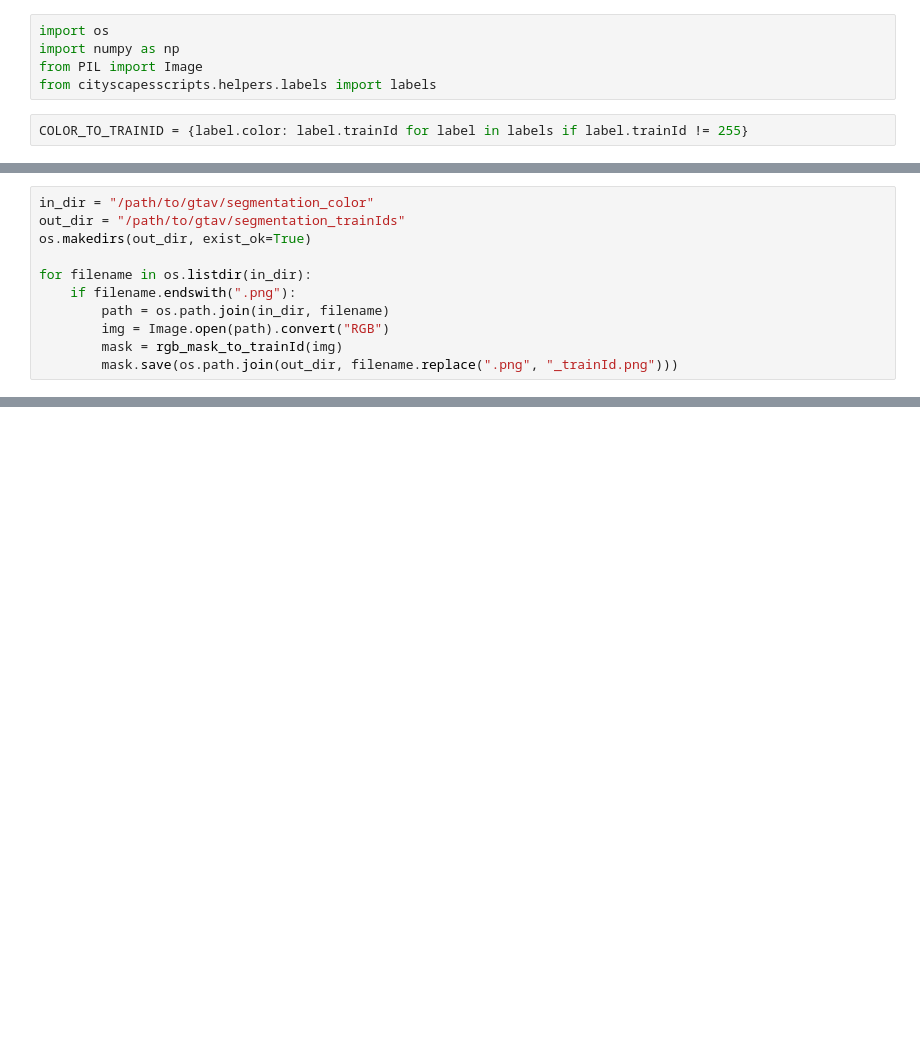
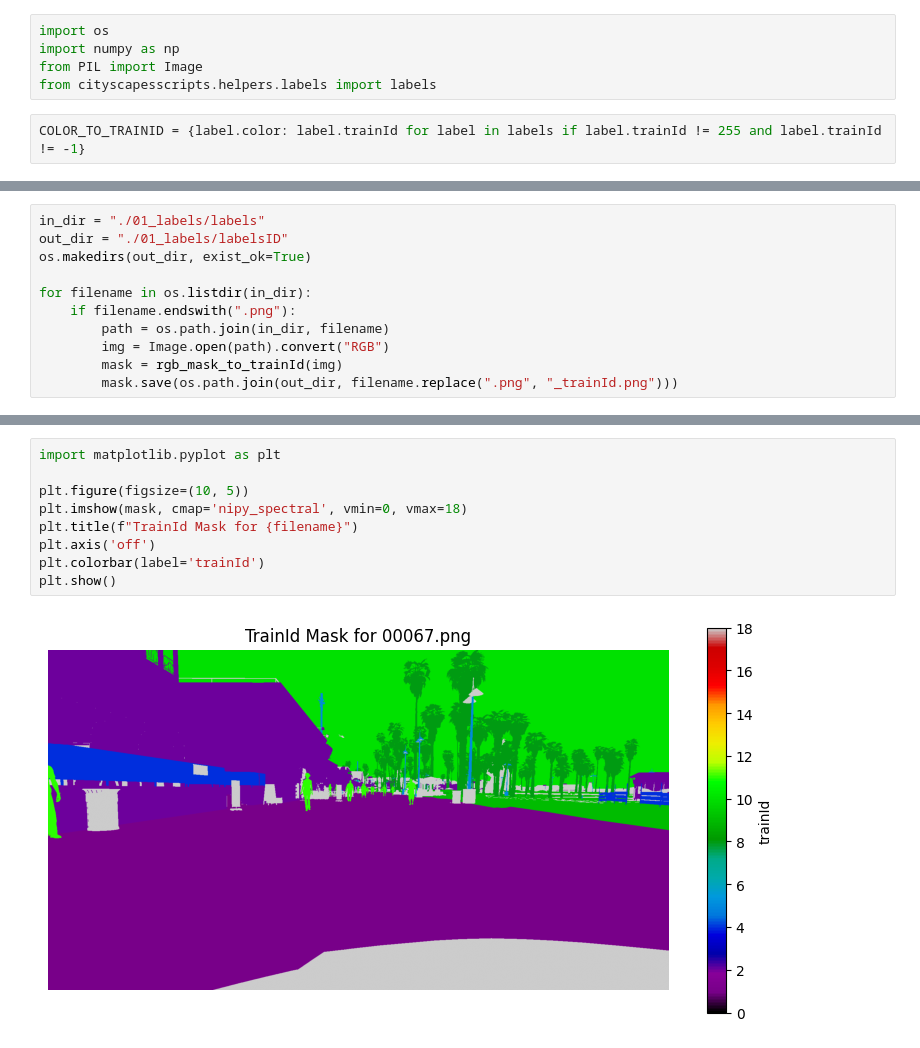
Before and after one commit to Lukirby/DLCV-Project, a Jupyter notebook: labelIdExtractor.ipynb, the cells around one changed output, grey strips where cells are left out. Cells and saved outputs as stored; diff of their text form; blank space fills up the shorter version.

```diff
--- a/labelIdExtractor.ipynb
+++ b/labelIdExtractor.ipynb
@@ -4,4 +4,4 @@ import numpy as np
 from PIL import Image
 from cityscapesscripts.helpers.labels import labels
 # %%
-COLOR_TO_TRAINID = {label.color: label.trainId for label in labels if label.trainId != 255}
+COLOR_TO_TRAINID = {label.color: label.trainId for label in labels if label.trainId != 255 and label.trainId != -1}
@@ -21,8 +25,8 @@ def rgb_mask_to_trainId(img: Image.Image) -> Image.Image:
 
     return Image.fromarray(train_id_mask)
 # %%
-in_dir = "/path/to/gtav/segmentation_color"
-out_dir = "/path/to/gtav/segmentation_trainIds"
+in_dir = "./01_labels/labels"
+out_dir = "./01_labels/labelsID"
 os.makedirs(out_dir, exist_ok=True)
 
 for filename in os.listdir(in_dir):
@@ -33,0 +57,11 @@ for filename in os.listdir(in_dir):
+# %%
+import matplotlib.pyplot as plt
+
+plt.figure(figsize=(10, 5))
+plt.imshow(mask, cmap='nipy_spectral', vmin=0, vmax=18)
+plt.title(f"TrainId Mask for {filename}")
+plt.axis('off')
+plt.colorbar(label='trainId')
+plt.show()
+# %% [output]
+[figure, added]
```
Also changed, not shown: parts of 3 cells of this notebook.
